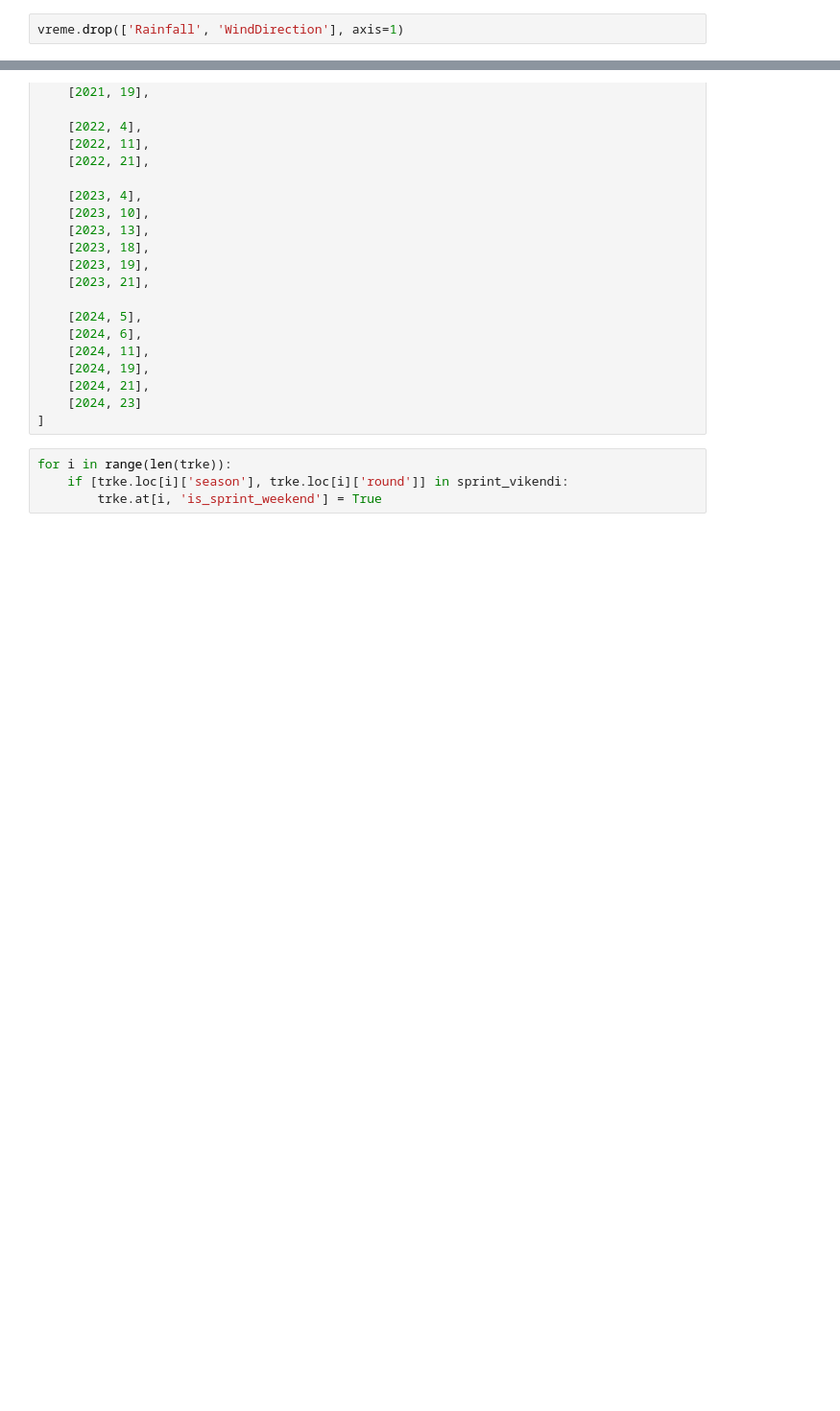
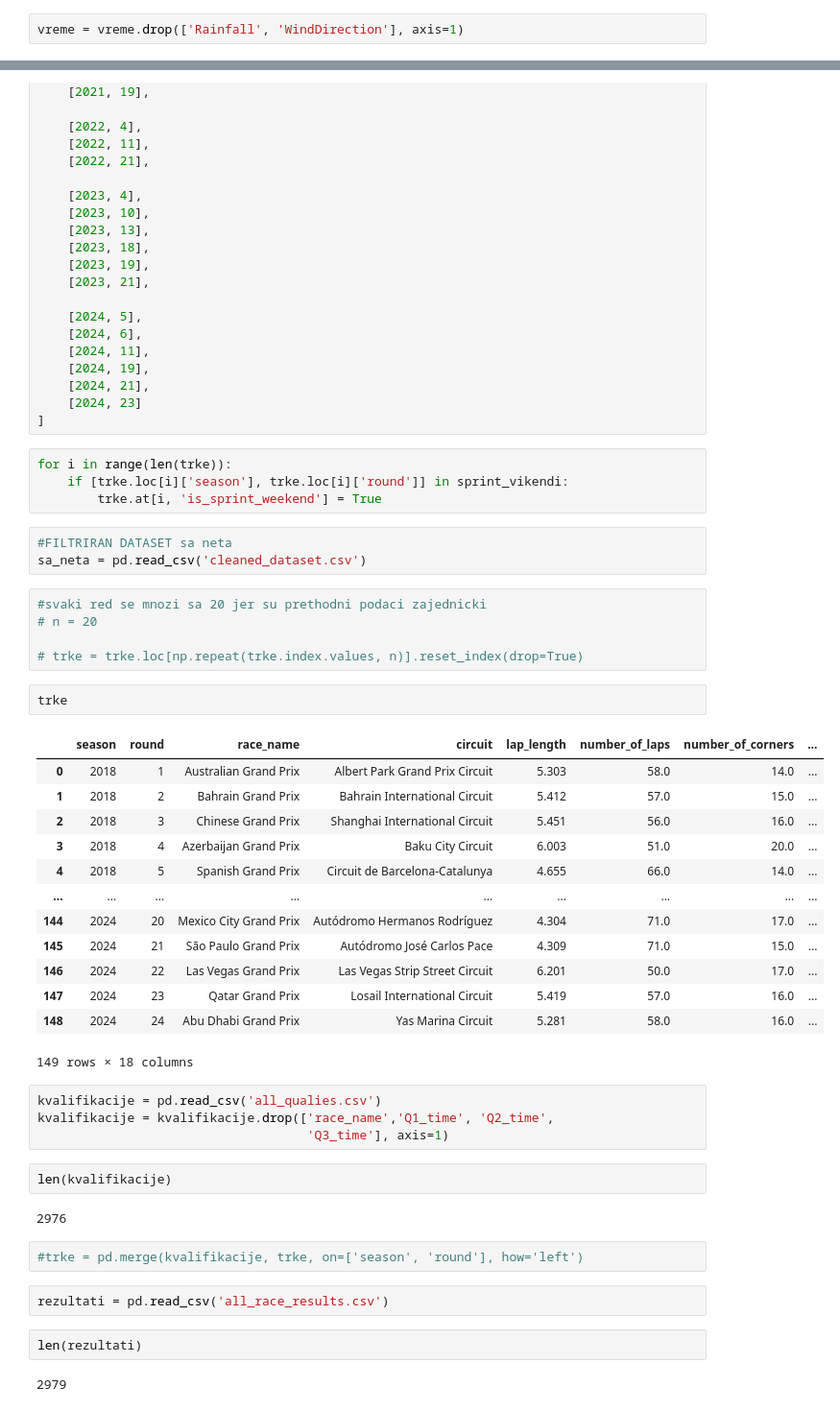
Before and after one commit to darijaaaa/Formula1, a Jupyter notebook: features.ipynb, the cells around one changed output, grey strips where cells are left out. Shown at 96% size. Saved outputs shown, nothing was run; the diff lists cells and outputs as text; blank space fills up the shorter version.

```diff
--- a/features.ipynb
+++ b/features.ipynb
@@ -60,4 +60,4 @@ def wind_dir_bin(deg):
 # %%
 vreme['wind_direction'] = vreme['WindDirection'].apply(wind_dir_bin)
 # %%
-vreme.drop(['Rainfall', 'WindDirection'], axis=1)
+vreme = vreme.drop(['Rainfall', 'WindDirection'], axis=1)
@@ -108,3 +94,43 @@ sprint_vikendi = [
 for i in range(len(trke)):
     if [trke.loc[i]['season'], trke.loc[i]['round']] in sprint_vikendi:
         trke.at[i, 'is_sprint_weekend'] = True
+# %%
+#FILTRIRAN DATASET sa neta
+sa_neta = pd.read_csv('cleaned_dataset.csv')
+# %%
+#svaki red se mnozi sa 20 jer su prethodni podaci zajednicki
+# n = 20
+
+# trke = trke.loc[np.repeat(trke.index.values, n)].reset_index(drop=True)
+# %%
+trke
+# %% [output]
+|  | season | round | race_name | circuit | lap_length | number_of_laps | number_of_corners | ... |
+| 0 | 2018 | 1 | Australian Grand Prix | Albert Park Grand Prix Circuit | 5.303 | 58.0 | 14.0 | ... |
+| 1 | 2018 | 2 | Bahrain Grand Prix | Bahrain International Circuit | 5.412 | 57.0 | 15.0 | ... |
+| 2 | 2018 | 3 | Chinese Grand Prix | Shanghai International Circuit | 5.451 | 56.0 | 16.0 | ... |
+| 3 | 2018 | 4 | Azerbaijan Grand Prix | Baku City Circuit | 6.003 | 51.0 | 20.0 | ... |
+| 4 | 2018 | 5 | Spanish Grand Prix | Circuit de Barcelona-Catalunya | 4.655 | 66.0 | 14.0 | ... |
+| ... | ... | ... | ... | ... | ... | ... | ... | ... |
+| 144 | 2024 | 20 | Mexico City Grand Prix | Autódromo Hermanos Rodríguez | 4.304 | 71.0 | 17.0 | ... |
+| 145 | 2024 | 21 | São Paulo Grand Prix | Autódromo José Carlos Pace | 4.309 | 71.0 | 15.0 | ... |
+| 146 | 2024 | 22 | Las Vegas Grand Prix | Las Vegas Strip Street Circuit | 6.201 | 50.0 | 17.0 | ... |
+| 147 | 2024 | 23 | Qatar Grand Prix | Losail International Circuit | 5.419 | 57.0 | 16.0 | ... |
+| 148 | 2024 | 24 | Abu Dhabi Grand Prix | Yas Marina Circuit | 5.281 | 58.0 | 16.0 | ... |
+149 rows × 18 columns
+# %%
+kvalifikacije = pd.read_csv('all_qualies.csv')
+kvalifikacije = kvalifikacije.drop(['race_name','Q1_time', 'Q2_time',
+                                    'Q3_time'], axis=1)
+# %%
+len(kvalifikacije)
+# %% [output]
+2976
+# %%
+#trke = pd.merge(kvalifikacije, trke, on=['season', 'round'], how='left')
+# %%
+rezultati = pd.read_csv('all_race_results.csv')
+# %%
+len(rezultati)
+# %% [output]
+2979
```
Also changed, not shown: parts of 45 cells of this notebook.
